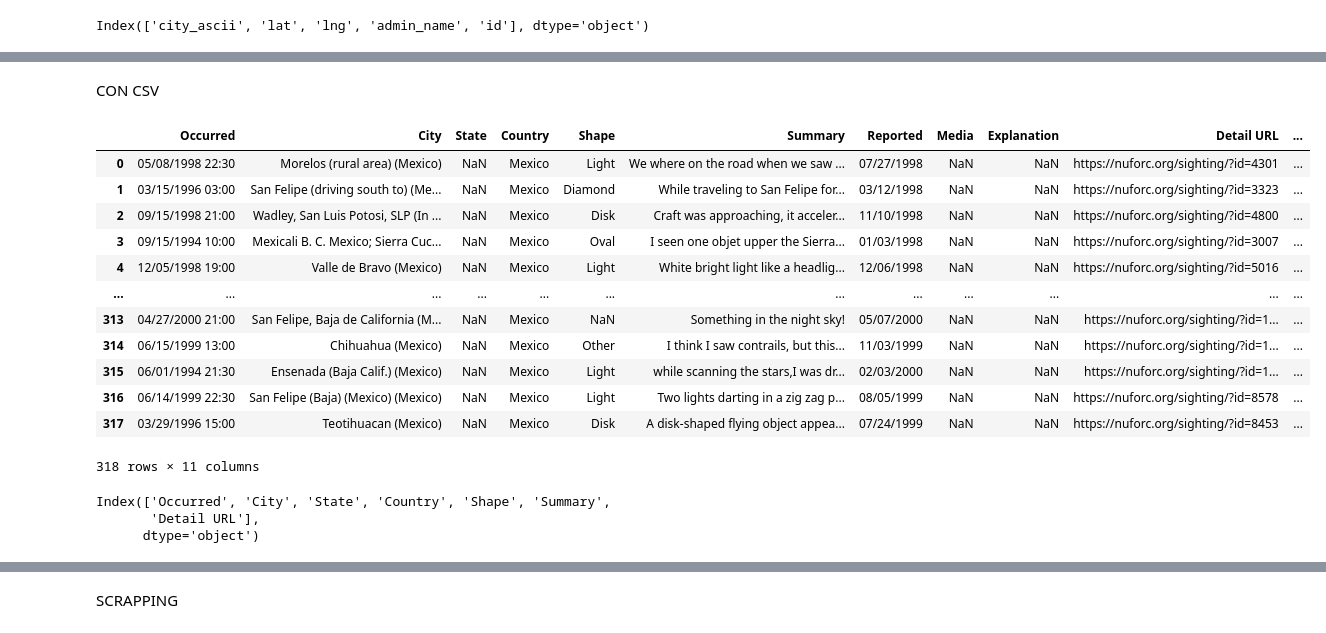
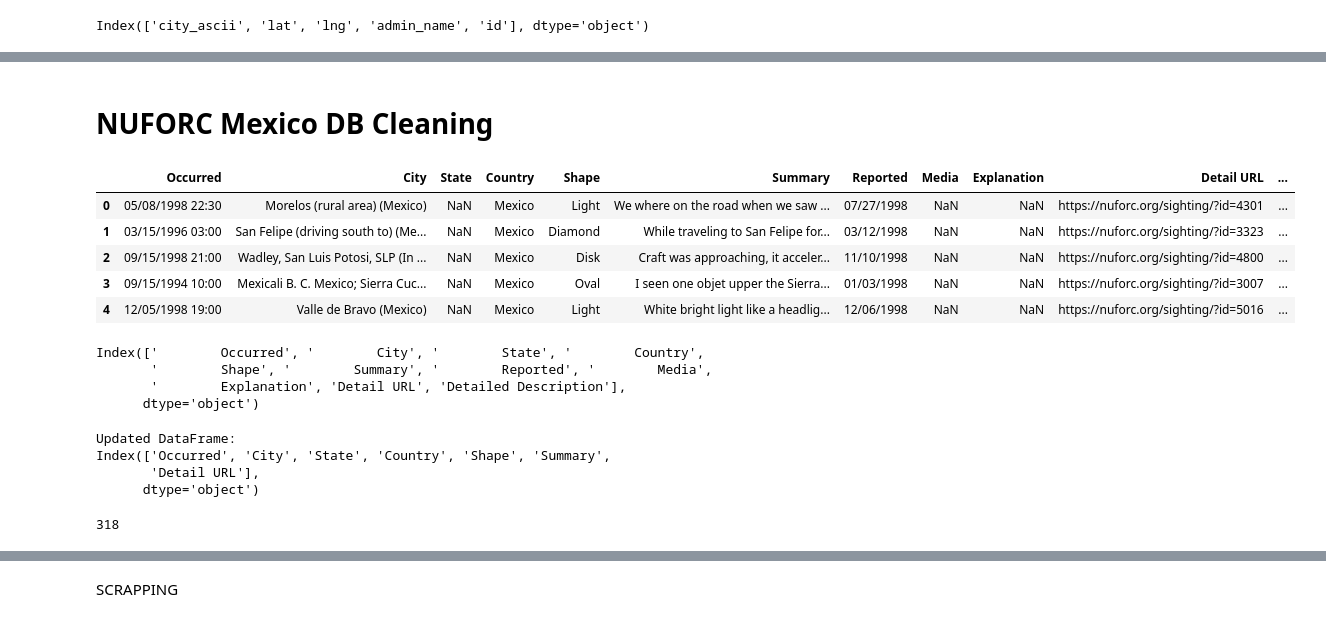
Before and after one commit to dgname/Project_3_UFOsightings, a Jupyter notebook: ufosightings.ipynb, the cells around one changed output, grey strips where cells are left out. Saved outputs shown, nothing was run; the diff lists cells and outputs as text; code cells hidden in the pictures.

Commit message:
Updated
Did more cleaning to the worldcities and NUFORC databases, created cleaner CSV files, and checked for typos  and assigned states to cities

```diff
--- a/ufosightings.ipynb
+++ b/ufosightings.ipynb
@@ -112,42 +84,47 @@ filtered_df
 # %%
 # Save the modified DataFrame to a new CSV file
 filtered_df.to_csv('./RESOURCES/mexico_cities.csv', index=False)
-# %% [markdown]
-CON CSV
+# %% [markdown]
+# NUFORC Mexico DB Cleaning
 # %%
 # Read csv and create DF
-
 UFO_df = pd.read_csv("./RESOURCES/nuforc_mexico_reports_detailed.csv")
-
 UFO_df.drop(columns=UFO_df.columns[0], inplace=True)
 
-UFO_df
+UFO_df.head()
 # %% [output]
 |  | Occurred | City | State | Country | Shape | Summary | Reported | Media | Explanation | Detail URL | ... |
 | 0 | 05/08/1998 22:30 | Morelos (rural area) (Mexico) | NaN | Mexico | Light | We where on the road when we saw ... | 07/27/1998 | NaN | NaN | https://nuforc.org/sighting/?id=4301 | ... |
 | 1 | 03/15/1996 03:00 | San Felipe (driving south to) (Me... | NaN | Mexico | Diamond | While traveling to San Felipe for... | 03/12/1998 | NaN | NaN | https://nuforc.org/sighting/?id=3323 | ... |
 | 2 | 09/15/1998 21:00 | Wadley, San Luis Potosi, SLP (In ... | NaN | Mexico | Disk | Craft was approaching, it acceler... | 11/10/1998 | NaN | NaN | https://nuforc.org/sighting/?id=4800 | ... |
 | 3 | 09/15/1994 10:00 | Mexicali B. C. Mexico; Sierra Cuc... | NaN | Mexico | Oval | I seen one objet upper the Sierra... | 01/03/1998 | NaN | NaN | https://nuforc.org/sighting/?id=3007 | ... |
 | 4 | 12/05/1998 19:00 | Valle de Bravo (Mexico) | NaN | Mexico | Light | White bright light like a headlig... | 12/06/1998 | NaN | NaN | https://nuforc.org/sighting/?id=5016 | ... |
-| ... | ... | ... | ... | ... | ... | ... | ... | ... | ... | ... | ... |
-| 313 | 04/27/2000 21:00 | San Felipe, Baja de California (M... | NaN | Mexico | NaN | Something in the night sky! | 05/07/2000 | NaN | NaN | https://nuforc.org/sighting/?id=1... | ... |
-| 314 | 06/15/1999 13:00 | Chihuahua (Mexico) | NaN | Mexico | Other | I think I saw contrails, but this... | 11/03/1999 | NaN | NaN | https://nuforc.org/sighting/?id=1... | ... |
-| 315 | 06/01/1994 21:30 | Ensenada (Baja Calif.) (Mexico) | NaN | Mexico | Light | while scanning the stars,I was dr... | 02/03/2000 | NaN | NaN | https://nuforc.org/sighting/?id=1... | ... |
-| 316 | 06/14/1999 22:30 | San Felipe (Baja) (Mexico) (Mexico) | NaN | Mexico | Light | Two lights darting in a zig zag p... | 08/05/1999 | NaN | NaN | https://nuforc.org/sighting/?id=8578 | ... |
-| 317 | 03/29/1996 15:00 | Teotihuacan (Mexico) | NaN | Mexico | Disk | A disk-shaped flying object appea... | 07/24/1999 | NaN | NaN | https://nuforc.org/sighting/?id=8453 | ... |
-318 rows × 11 columns
+# %%
+UFO_df.columns
+# %% [output]
+Index(['        Occurred', '        City', '        State', '        Country',
+       '        Shape', '        Summary', '        Reported', '        Media',
+       '        Explanation', 'Detail URL', 'Detailed Description'],
+      dtype='object')
 # %%
 # Delete spaces on headers (required for the next step, since there are spaces before/after titles)
 # For example [' Explanation '] to ['Explanation']
-UFO_df.rename(columns=lambda x: x.strip(), inplace=True)
+UFO_df.columns = [col.strip() for col in UFO_df.columns]
 
 # Drop columns that don't give relevant information
-UFO_df.drop(columns=['Explanation','Reported','Detailed Description','Media'], inplace=True)
+UFO_df.drop(columns=['Explanation', 'Reported', 'Detailed Description', 'Media'], inplace=True)
+
+# Display the updated DataFrame
+print("\nUpdated DataFrame:")
+print(UFO_df.columns)
+# %% [output]
+Updated DataFrame:
+Index(['Occurred', 'City', 'State', 'Country', 'Shape', 'Summary',
+       'Detail URL'],
+      dtype='object')
-# %%
-print(UFO_df.columns)
-# %% [output]
-Index(['Occurred', 'City', 'State', 'Country', 'Shape', 'Summary',
-       'Detail URL'],
-      dtype='object')
+# %%
+len(UFO_df)
+# %% [output]
+318
 # %%
 # Create a new column with the information that is in parenthesis in City
```
Also changed, not shown: parts of 17 cells of this notebook, 2 other files.
